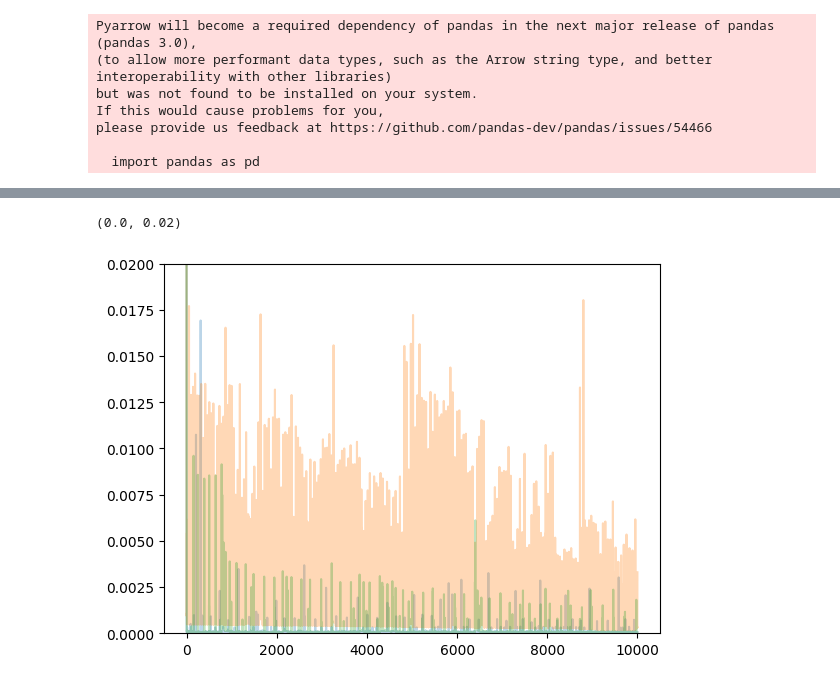
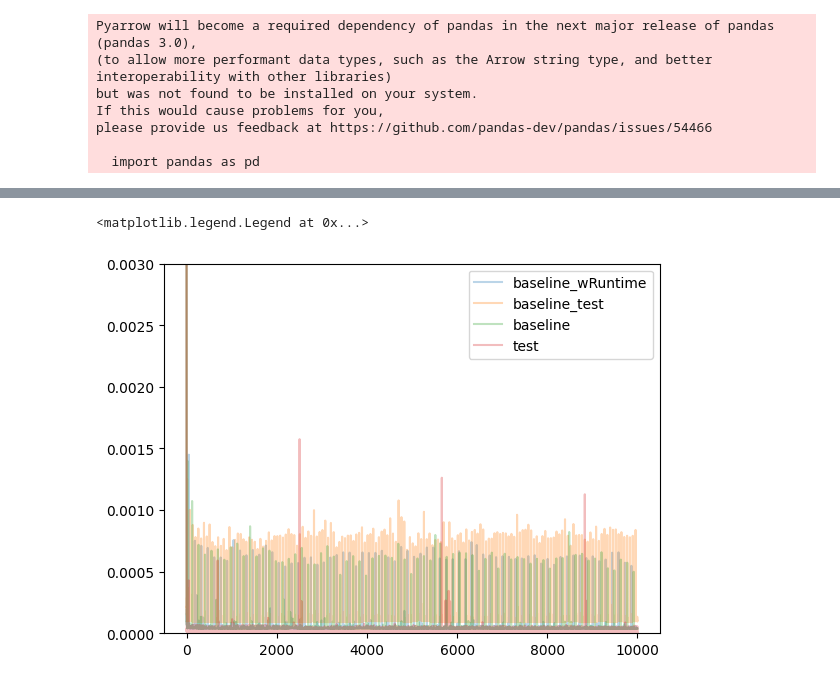
Before and after one commit to bonsai-rx/python-scripting, a Jupyter notebook: workflows/analysis.ipynb, the cells around one changed output, grey strips where cells are left out. Cells and saved outputs as stored; diff of their text form; code cells hidden in the pictures.

Commit message:
updated results bsed on time - test fastest moving to count

```diff
--- a/workflows/analysis.ipynb
+++ b/workflows/analysis.ipynb
@@ -69,0 +70,5 @@ df3
+# %%
+filename = "test.csv"
+df4 = pd.read_csv(filename, header = None)
+df4["Time"] = pd.to_timedelta(df4[1])
+df4
@@ -70,10 +89,12 @@ df3
 # %%
 start = 0
 end = 10000
 plt.plot(df1.index[start:end], df1.Time.dt.total_seconds()[start:end], label="baseline_wRuntime", alpha = 0.3)
 plt.plot(df2.index[start:end], df2.Time.dt.total_seconds()[start:end], label="baseline_test", alpha = 0.3)
-plt.plot(df3.index[start:end], df3.Time.dt.total_seconds()[start:end], label="baselinet", alpha = 0.3)
-plt.ylim(0, 0.02)
+plt.plot(df3.index[start:end], df3.Time.dt.total_seconds()[start:end], label="baseline", alpha = 0.3)
+plt.plot(df4.index[start:end], df4.Time.dt.total_seconds()[start:end], label="test", alpha = 0.3)
+plt.ylim(0, 0.003)
+plt.legend()
 # %% [output]
-(0.0, 0.02)
+<matplotlib.legend.Legend at 0x...>
-[figure, old version]
+[figure, new version]
```
Also changed, not shown: parts of 7 cells of this notebook, 16 other files.
